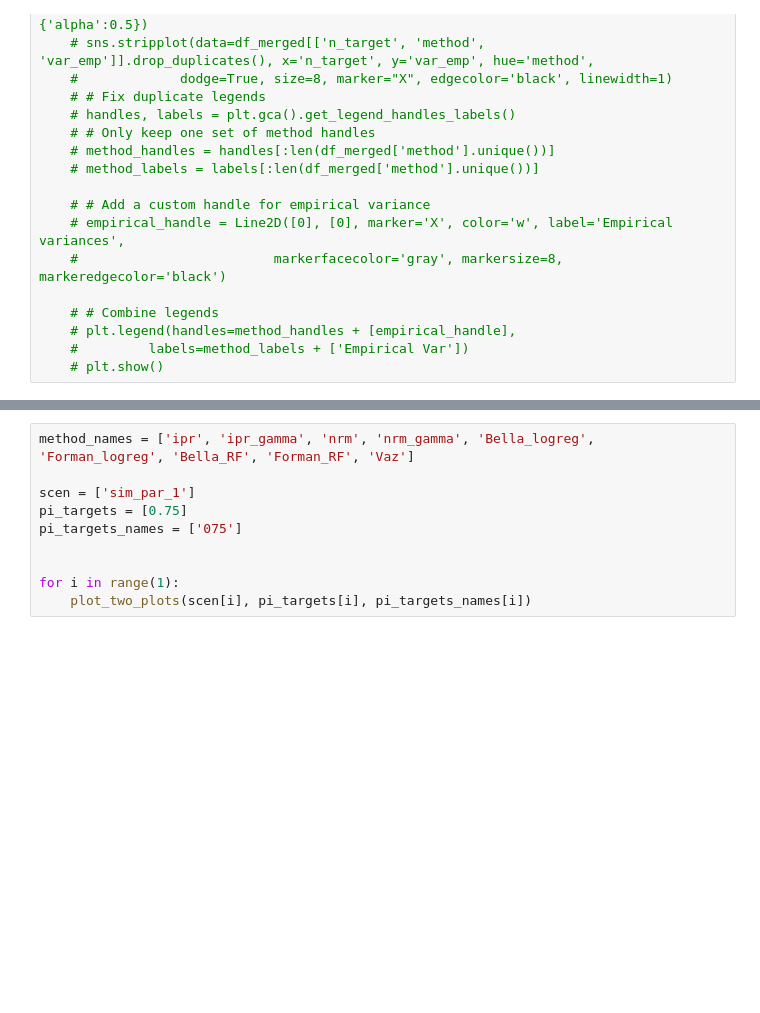
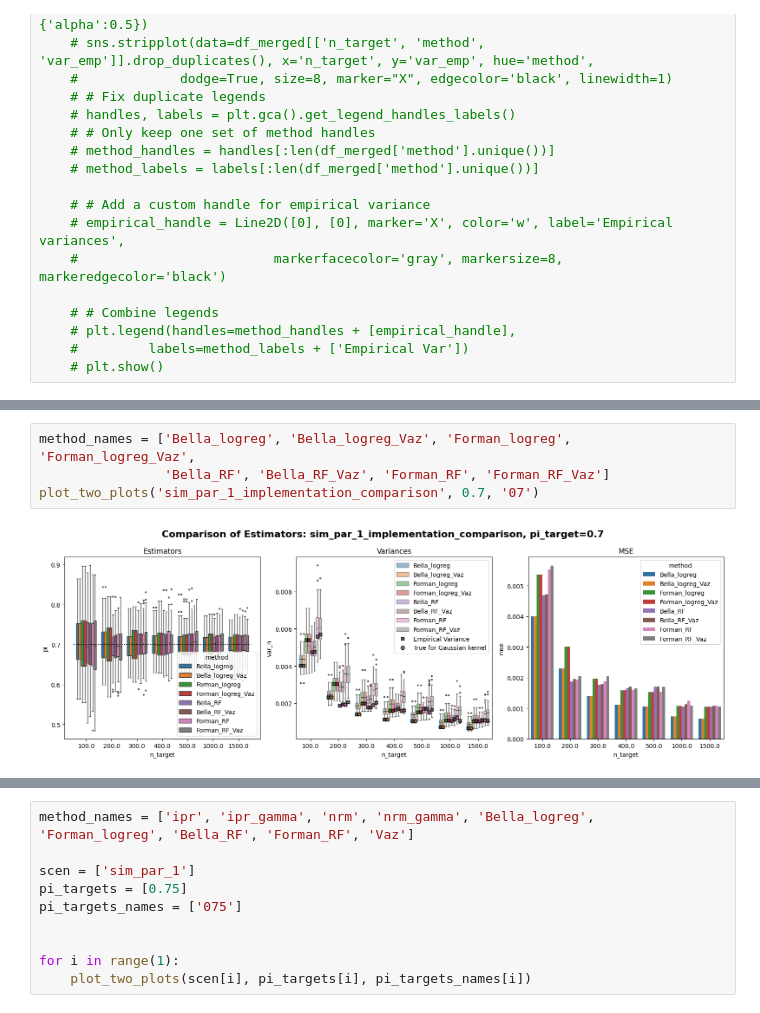
Before and after one commit to lazeckam/RHKS_label_shift, a Jupyter notebook: simulations/plot_figures_v2.ipynb, the cells around one changed output, grey strips where cells are left out. Cells and saved outputs as stored; diff of their text form; blank space fills up the shorter version.

```diff
--- a/simulations/plot_figures_v2.ipynb
+++ b/simulations/plot_figures_v2.ipynb
@@ -127,2 +222,8 @@ plot_two_plots('sim_par_1_implementation_comparison', 0.7, '07')
+# %%
+method_names = ['Bella_logreg', 'Bella_logreg_Vaz', 'Forman_logreg', 'Forman_logreg_Vaz',
+                'Bella_RF', 'Bella_RF_Vaz', 'Forman_RF', 'Forman_RF_Vaz']
+plot_two_plots('sim_par_1_implementation_comparison', 0.7, '07')
+# %% [output]
+[figure, added]
 # %%
 method_names = ['ipr', 'nrm',
```
Also changed, not shown: parts of 21 cells of this notebook, 42 other files.
